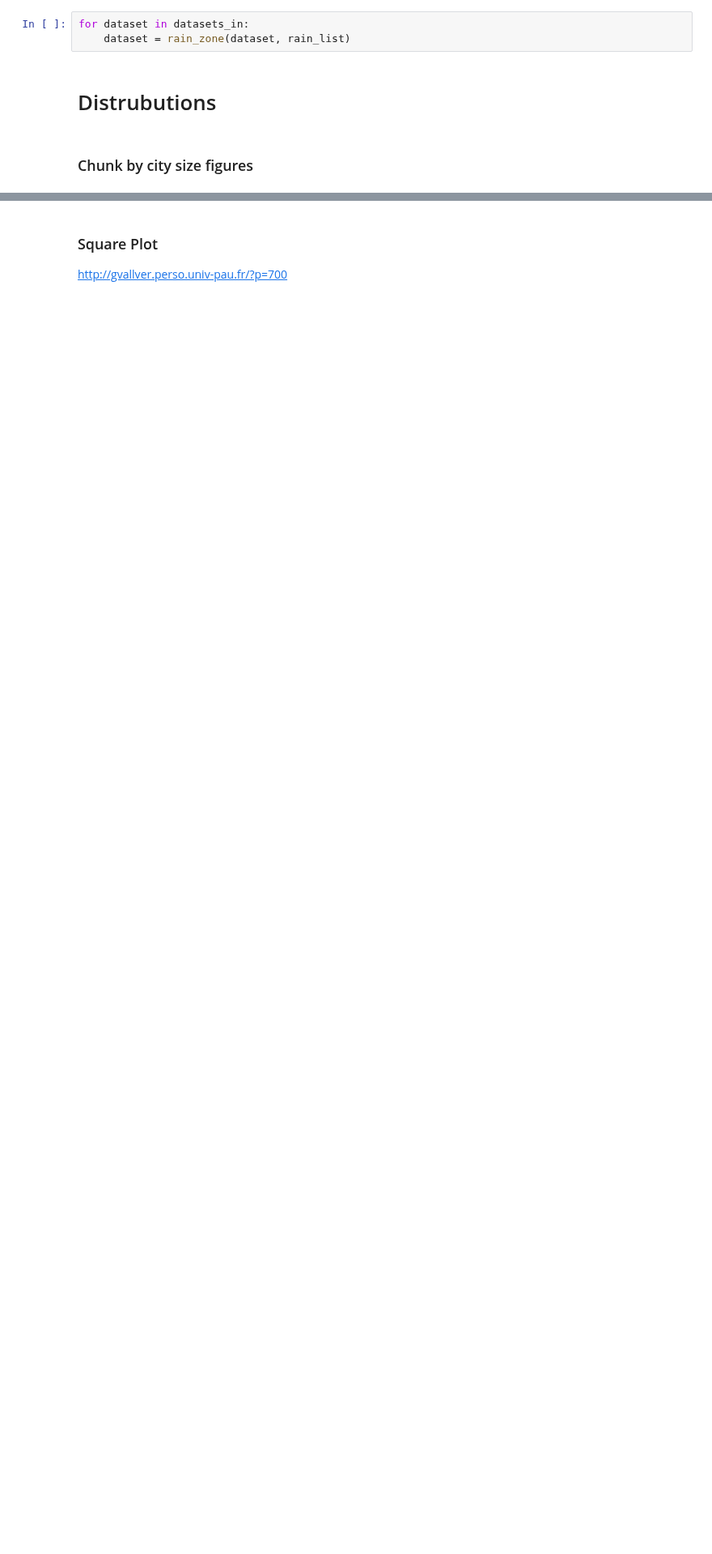
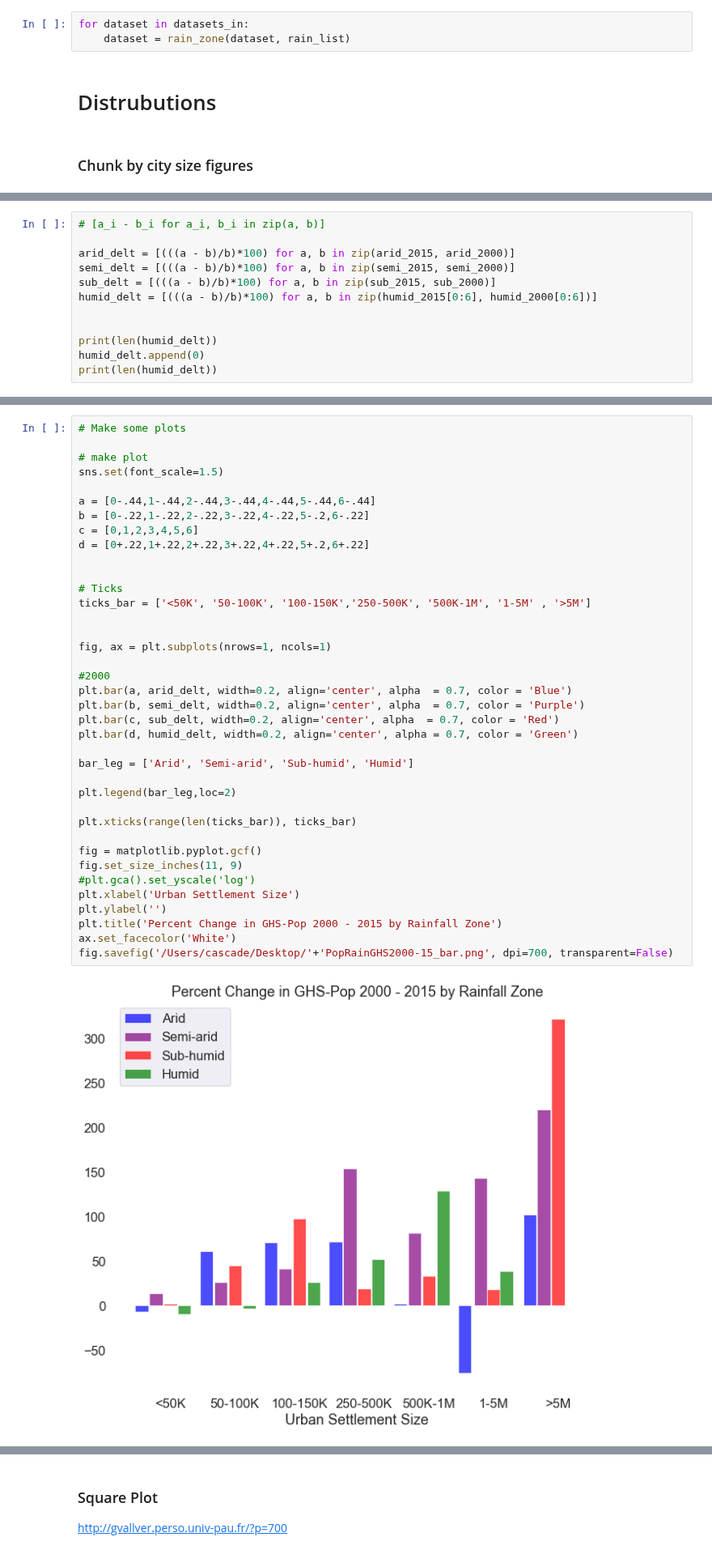
Before and after one commit to cascadet/AfricaUrbanPop, a Jupyter notebook: notebooks/jupyter/Descriptives.ipynb, the cells around one changed output, grey strips where cells are left out. Shown at 81% size. Cells and saved outputs as stored; diff of their text form; blank space fills up the shorter version.

```diff
--- a/notebooks/jupyter/Descriptives.ipynb
+++ b/notebooks/jupyter/Descriptives.ipynb
@@ -332,0 +671,12 @@ print(len((WPE2016_Nigeria)))
+# %%
+# [a_i - b_i for a_i, b_i in zip(a, b)]
+
+arid_delt = [(((a - b)/b)*100) for a, b in zip(arid_2015, arid_2000)]
+semi_delt = [(((a - b)/b)*100) for a, b in zip(semi_2015, semi_2000)]
+sub_delt = [(((a - b)/b)*100) for a, b in zip(sub_2015, sub_2000)]
+humid_delt = [(((a - b)/b)*100) for a, b in zip(humid_2015[0:6], humid_2000[0:6])]
+
+
+print(len(humid_delt))
+humid_delt.append(0)
+print(len(humid_delt))
@@ -332,0 +686,40 @@ print(len((WPE2016_Nigeria)))
+# %%
+# Make some plots
+
+# make plot
+sns.set(font_scale=1.5)
+
+a = [0-.44,1-.44,2-.44,3-.44,4-.44,5-.44,6-.44]
+b = [0-.22,1-.22,2-.22,3-.22,4-.22,5-.2,6-.22]
+c = [0,1,2,3,4,5,6]
+d = [0+.22,1+.22,2+.22,3+.22,4+.22,5+.2,6+.22]
+
+
+# Ticks
+ticks_bar = ['<50K', '50-100K', '100-150K','250-500K', '500K-1M', '1-5M' , '>5M']
+
+
+fig, ax = plt.subplots(nrows=1, ncols=1)
+
+#2000
+plt.bar(a, arid_delt, width=0.2, align='center', alpha  = 0.7, color = 'Blue')
+plt.bar(b, semi_delt, width=0.2, align='center', alpha  = 0.7, color = 'Purple')
+plt.bar(c, sub_delt, width=0.2, align='center', alpha  = 0.7, color = 'Red')
+plt.bar(d, humid_delt, width=0.2, align='center', alpha = 0.7, color = 'Green')
+
+bar_leg = ['Arid', 'Semi-arid', 'Sub-humid', 'Humid']
+
+plt.legend(bar_leg,loc=2)
+
+plt.xticks(range(len(ticks_bar)), ticks_bar)
+
+fig = matplotlib.pyplot.gcf()
+fig.set_size_inches(11, 9)
+#plt.gca().set_yscale('log')
+plt.xlabel('Urban Settlement Size')
+plt.ylabel('')
+plt.title('Percent Change in GHS-Pop 2000 - 2015 by Rainfall Zone')
+ax.set_facecolor('White')
+fig.savefig('/Users/cascade/Desktop/'+'PopRainGHS2000-15_bar.png', dpi=700, transparent=False)
+# %% [output]
+[figure, added]
```
Also changed, not shown: parts of 46 cells of this notebook.
